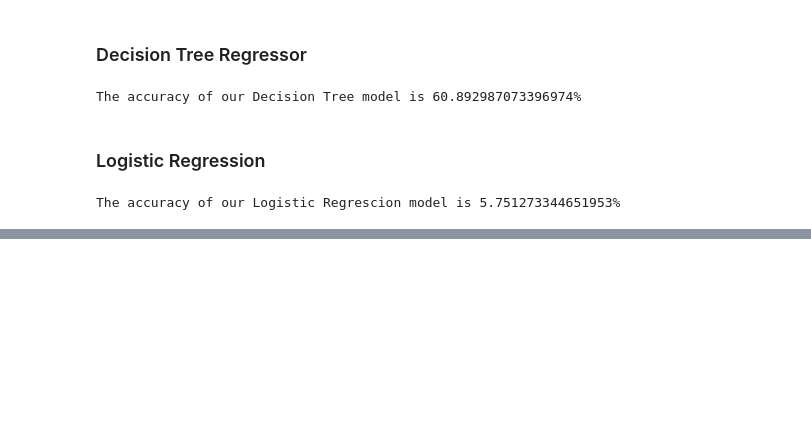
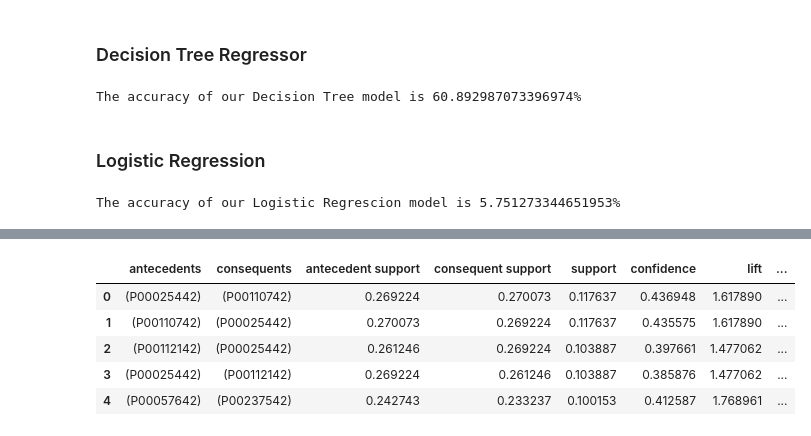
Before and after one commit to jmeisele/Kaggle, a Jupyter notebook: MarketingBlackFridayFinalProject.ipynb, the cells around one changed output, grey strips where cells are left out. Saved outputs shown, nothing was run; the diff lists cells and outputs as text; code cells hidden in the pictures; blank space fills up the shorter version.

```diff
--- a/MarketingBlackFridayFinalProject.ipynb
+++ b/MarketingBlackFridayFinalProject.ipynb
@@ -341,0 +374,7 @@ The accuracy of our Logistic Regrescion model is 5.751273344651953%
+# %%
+# Group our dataset by User_ID
+basket = (basket.groupby(['User_ID','Product_ID'])['Product_ID'].count().unstack().reset_index().set_index('User_ID'))
+# %%
+# Create a binary "basket" for each user_id
+basket.fillna(0, inplace = True)
+basket.head()
@@ -341,0 +399,8 @@ The accuracy of our Logistic Regrescion model is 5.751273344651953%
+# %%
+def encode_units(x):
+    if x <= 0:
+        return 0
+    if x >= 1:
+        return 1
+
+basket_sets = basket.applymap(encode_units)
@@ -341,0 +427,12 @@ The accuracy of our Logistic Regrescion model is 5.751273344651953%
+# %%
+frequent_itemsets = apriori(basket_sets, min_support=0.10, use_colnames=True)
+# %%
+rules = association_rules(frequent_itemsets, metric="lift", min_threshold=1)
+rules.head()
+# %% [output]
+|  | antecedents | consequents | antecedent support | consequent support | support | confidence | lift | ... |
+| 0 | (P00025442) | (P00110742) | 0.269224 | 0.270073 | 0.117637 | 0.436948 | 1.617890 | ... |
+| 1 | (P00110742) | (P00025442) | 0.270073 | 0.269224 | 0.117637 | 0.435575 | 1.617890 | ... |
+| 2 | (P00112142) | (P00025442) | 0.261246 | 0.269224 | 0.103887 | 0.397661 | 1.477062 | ... |
+| 3 | (P00025442) | (P00112142) | 0.269224 | 0.261246 | 0.103887 | 0.385876 | 1.477062 | ... |
+| 4 | (P00057642) | (P00237542) | 0.242743 | 0.233237 | 0.100153 | 0.412587 | 1.768961 | ... |
```
Also changed, not shown: parts of 18 cells of this notebook.
